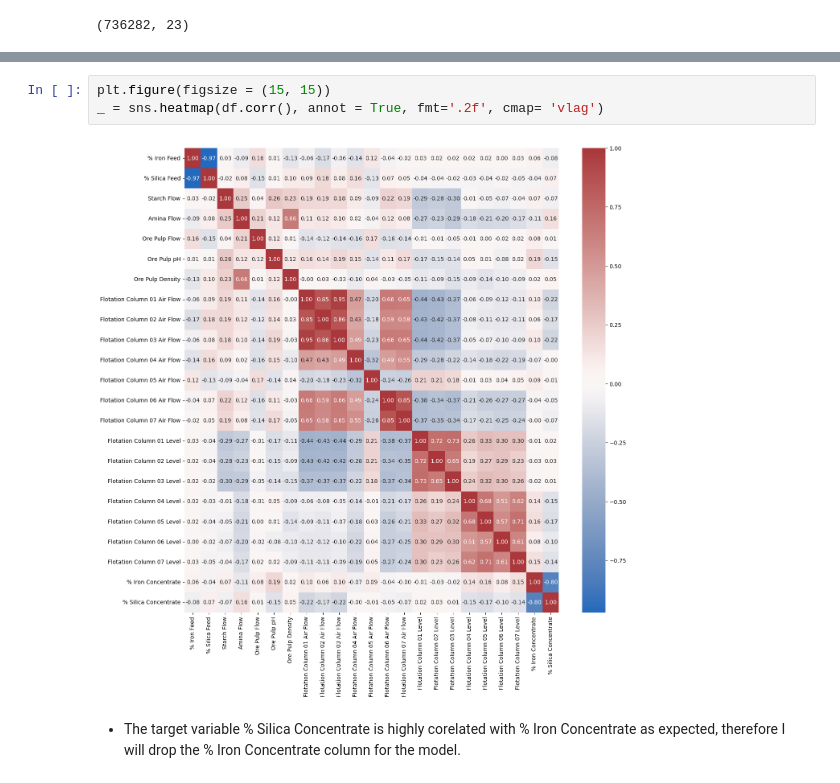
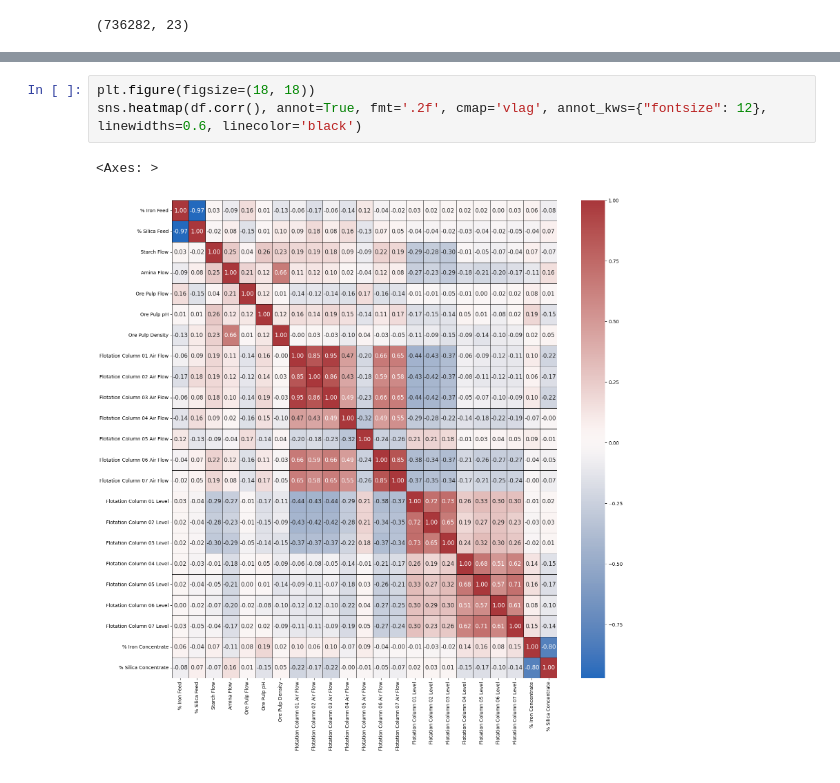
Before and after one commit to ArifAygun/Iron-Ore-Froth-Flotation-Quality-Prediction, a Jupyter notebook: Iron_Ore_Froth_Flotation_Quality_Prediction.ipynb, the cells around one changed output, grey strips where cells are left out. Cells and saved outputs as stored; diff of their text form.

```diff
--- a/Iron_Ore_Froth_Flotation_Quality_Prediction.ipynb
+++ b/Iron_Ore_Froth_Flotation_Quality_Prediction.ipynb
@@ -287,7 +217,6 @@ Text(0.5, 0, 'mm')
 # %%
-plt.figure(figsize = (15, 15))
-_ = sns.heatmap(df.corr(), annot = True, fmt='.2f', cmap= 'vlag')
+plt.figure(figsize=(18, 18))
+sns.heatmap(df.corr(), annot=True, fmt='.2f', cmap='vlag', annot_kws={"fontsize": 12}, linewidths=0.6, linecolor='black')
 # %% [output]
+<Axes: >
-[figure, old version]
+[figure, new version]
-# %% [markdown]
-- The target variable % Silica Concentrate is highly corelated with % Iron Concentrate as expected, therefore I will drop the % Iron Concentrate column for the model.
```
Also changed, not shown: parts of 51 cells of this notebook.
